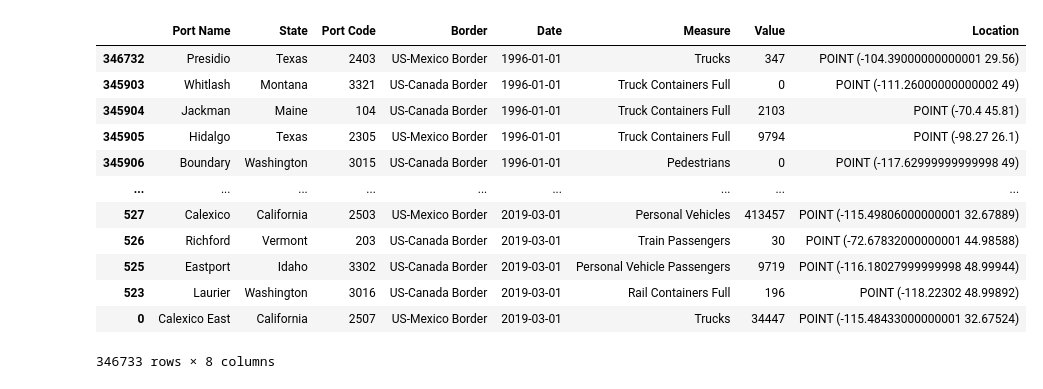
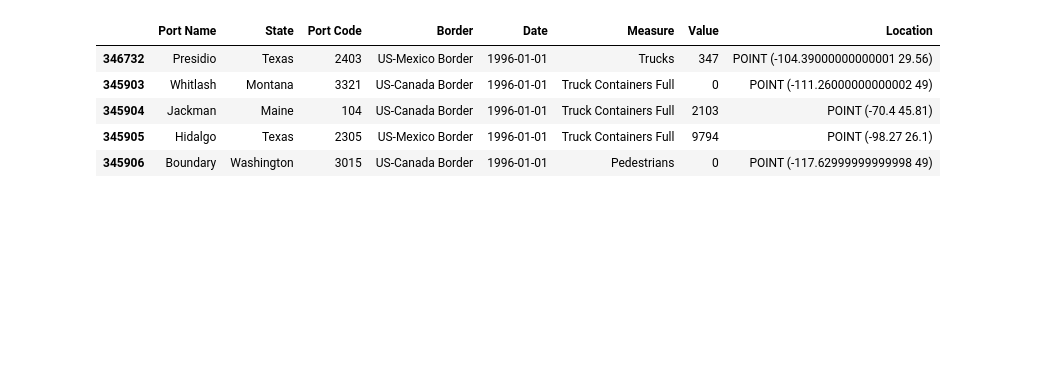
Before and after one commit to dynamic-duo-data-science/dynamicduo, a Jupyter notebook: notebooks/Regression.ipynb, the cells around one changed output. Cells and saved outputs as stored; diff of their text form; code cells hidden in the pictures; blank space fills up the shorter version.

```diff
--- a/notebooks/Regression.ipynb
+++ b/notebooks/Regression.ipynb
@@ -25,38 +26,16 @@ border_crossing
 # %%
-# Extract time features
-
-# # It turns out time and day is always the same
-# def parse_date(s):
-#     [date, time, am_pm]    = s.strip().split()
-#     [day, month, year]     = list(map(int, date.split(sep='/')))
-#     [hour, minute, second] = list(map(int, time.split(sep=':')))
-#     if am_pm == 'AM':
-#         if hour == 12:
-#             hour = 0
-#     else:
-#         if hour < 12:
-#             hour +=12
-#     return datetime.datetime(year=year, month=month, day=day, hour=hour, minute=minute, second=second)
-
 def parse_date(s):
     date, *_ = s.strip().split()
     [month, day, year] = list(map(int, date.split(sep='/')))
     return datetime.date(year, month, day)
 
 border_crossing['Date'] = border_crossing['Date'].apply(parse_date)
 border_crossing = border_crossing.sort_values(by='Date')
-border_crossing
+border_crossing.head()
 # %% [output]
 |  | Port Name | State | Port Code | Border | Date | Measure | Value | Location |
 | 346732 | Presidio | Texas | 2403 | US-Mexico Border | 1996-01-01 | Trucks | 347 | POINT (-104.39000000000001 29.56) |
 | 345903 | Whitlash | Montana | 3321 | US-Canada Border | 1996-01-01 | Truck Containers Full | 0 | POINT (-111.26000000000002 49) |
 | 345904 | Jackman | Maine | 104 | US-Canada Border | 1996-01-01 | Truck Containers Full | 2103 | POINT (-70.4 45.81) |
 | 345905 | Hidalgo | Texas | 2305 | US-Mexico Border | 1996-01-01 | Truck Containers Full | 9794 | POINT (-98.27 26.1) |
 | 345906 | Boundary | Washington | 3015 | US-Canada Border | 1996-01-01 | Pedestrians | 0 | POINT (-117.62999999999998 49) |
-| ... | ... | ... | ... | ... | ... | ... | ... | ... |
-| 527 | Calexico | California | 2503 | US-Mexico Border | 2019-03-01 | Personal Vehicles | 413457 | POINT (-115.49806000000001 32.67889) |
-| 526 | Richford | Vermont | 203 | US-Canada Border | 2019-03-01 | Train Passengers | 30 | POINT (-72.67832000000001 44.98588) |
-| 525 | Eastport | Idaho | 3302 | US-Canada Border | 2019-03-01 | Personal Vehicle Passengers | 9719 | POINT (-116.18027999999998 48.99944) |
-| 523 | Laurier | Washington | 3016 | US-Canada Border | 2019-03-01 | Rail Containers Full | 196 | POINT (-118.22302 48.99892) |
-| 0 | Calexico East | California | 2507 | US-Mexico Border | 2019-03-01 | Trucks | 34447 | POINT (-115.48433000000001 32.67524) |
-346733 rows × 8 columns
```
Also changed, not shown: parts of 47 cells of this notebook.
